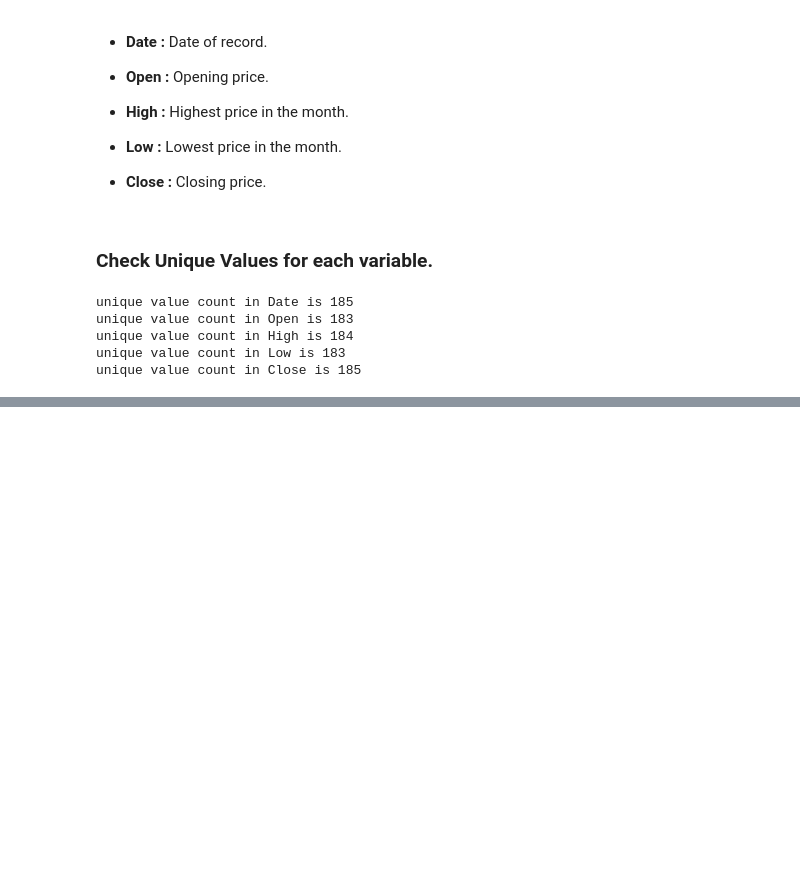
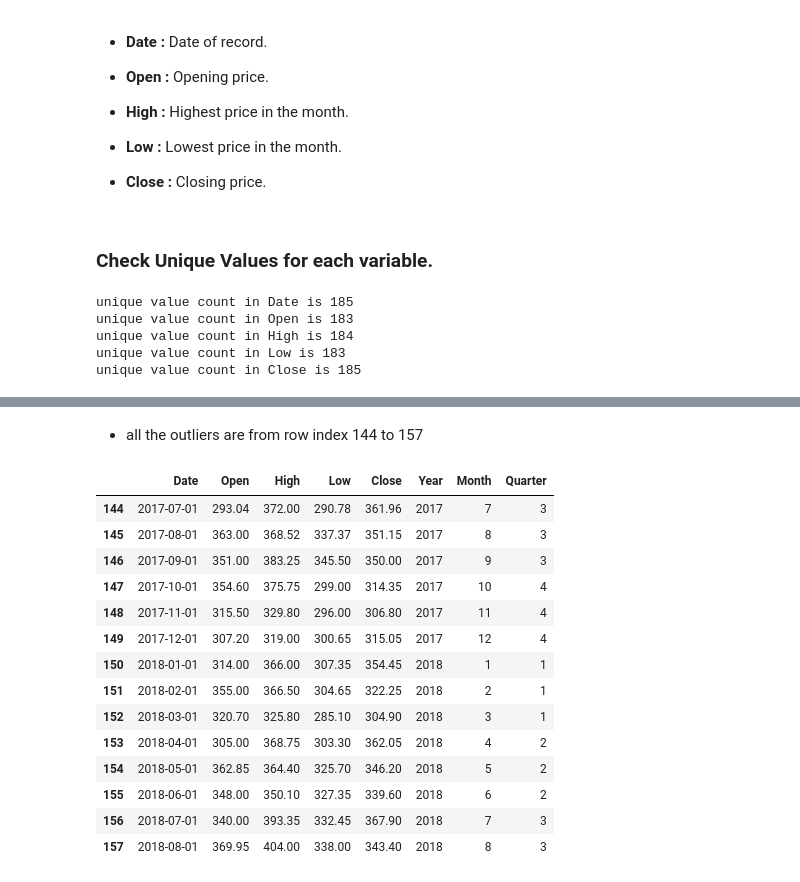
Before and after one commit to kuldeep-sngh/Yes-Bank-Stock-Closing-Price-Prediction, a Jupyter notebook: Yes_Bank_Stock_Closing_Price_Prediction.ipynb, the cells around one changed output, grey strips where cells are left out. Saved outputs shown, nothing was run; the diff lists cells and outputs as text; code cells hidden in the pictures; blank space fills up the shorter version.

```diff
--- a/Yes_Bank_Stock_Closing_Price_Prediction.ipynb
+++ b/Yes_Bank_Stock_Closing_Price_Prediction.ipynb
@@ -212,0 +327,21 @@ unique value count in Close is 185
+# %% [markdown]
+* all the outliers are from row index 144 to 157
+# %%
+# analyze outliers
+df[144:158]
+# %% [output]
+|  | Date | Open | High | Low | Close | Year | Month | Quarter |
+| 144 | 2017-07-01 | 293.04 | 372.00 | 290.78 | 361.96 | 2017 | 7 | 3 |
+| 145 | 2017-08-01 | 363.00 | 368.52 | 337.37 | 351.15 | 2017 | 8 | 3 |
+| 146 | 2017-09-01 | 351.00 | 383.25 | 345.50 | 350.00 | 2017 | 9 | 3 |
+| 147 | 2017-10-01 | 354.60 | 375.75 | 299.00 | 314.35 | 2017 | 10 | 4 |
+| 148 | 2017-11-01 | 315.50 | 329.80 | 296.00 | 306.80 | 2017 | 11 | 4 |
+| 149 | 2017-12-01 | 307.20 | 319.00 | 300.65 | 315.05 | 2017 | 12 | 4 |
+| 150 | 2018-01-01 | 314.00 | 366.00 | 307.35 | 354.45 | 2018 | 1 | 1 |
+| 151 | 2018-02-01 | 355.00 | 366.50 | 304.65 | 322.25 | 2018 | 2 | 1 |
+| 152 | 2018-03-01 | 320.70 | 325.80 | 285.10 | 304.90 | 2018 | 3 | 1 |
+| 153 | 2018-04-01 | 305.00 | 368.75 | 303.30 | 362.05 | 2018 | 4 | 2 |
+| 154 | 2018-05-01 | 362.85 | 364.40 | 325.70 | 346.20 | 2018 | 5 | 2 |
+| 155 | 2018-06-01 | 348.00 | 350.10 | 327.35 | 339.60 | 2018 | 6 | 2 |
+| 156 | 2018-07-01 | 340.00 | 393.35 | 332.45 | 367.90 | 2018 | 7 | 3 |
+| 157 | 2018-08-01 | 369.95 | 404.00 | 338.00 | 343.40 | 2018 | 8 | 3 |
```
Also changed, not shown: parts of 25 cells of this notebook.
